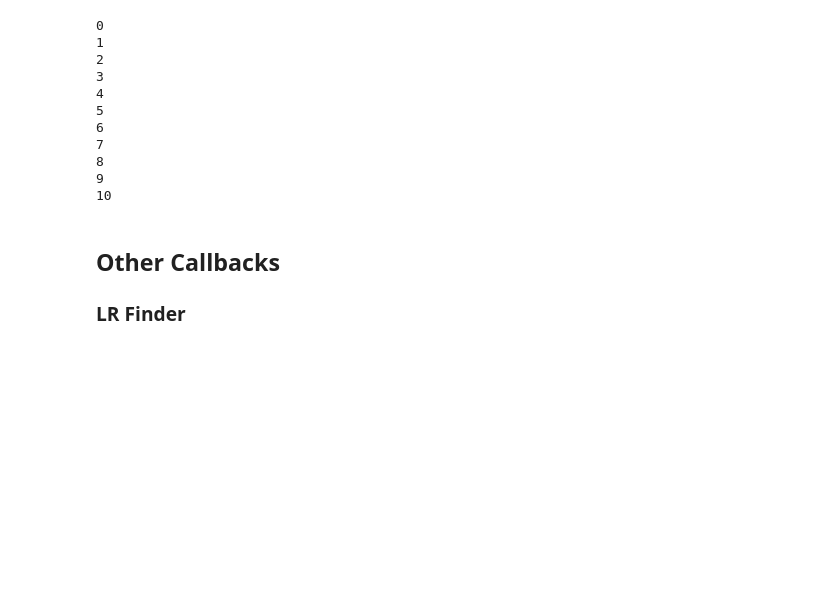
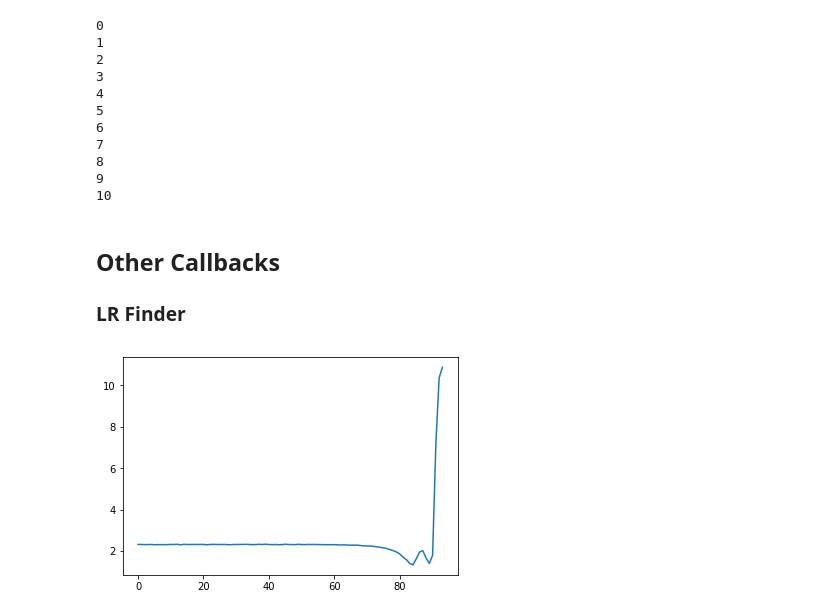
Before and after one commit to Akramz/Impractical-DL, a Jupyter notebook: 02.ipynb, the cells around one changed output. Drawn from its saved outputs; the diff is of its cells as text; code cells hidden in the pictures; blank space fills up the shorter version.

```diff
--- a/02.ipynb
+++ b/02.ipynb
@@ -784,3 +784,25 @@ class LR_Find(Callback):
             raise CancelTrainException()
         if self.loss < self.best_loss:
             self.best_loss = self.loss
+
+
+class Recorder(Callback):
+    def begin_fit(self): self.lrs,self.losses = [],[]
+
+    def after_batch(self):
+        if not self.in_train: return
+        self.lrs.append(self.opt.param_groups[-1]['lr'])
+        self.losses.append(self.loss.detach().cpu())
+
+    def plot_lr  (self): plt.plot(self.lrs)
+    def plot_loss(self): plt.plot(self.losses)
+# %%
+learn = create_learner(get_model, loss_func, data)
+# %%
+run = Runner(cb_funcs=[LR_Find, Recorder])
+# %%
+run.fit(2, learn)
+# %%
+run.recorder.plot_loss()
+# %% [output]
+[figure, added]
```
Also changed, not shown: parts of 12 cells of this notebook.
